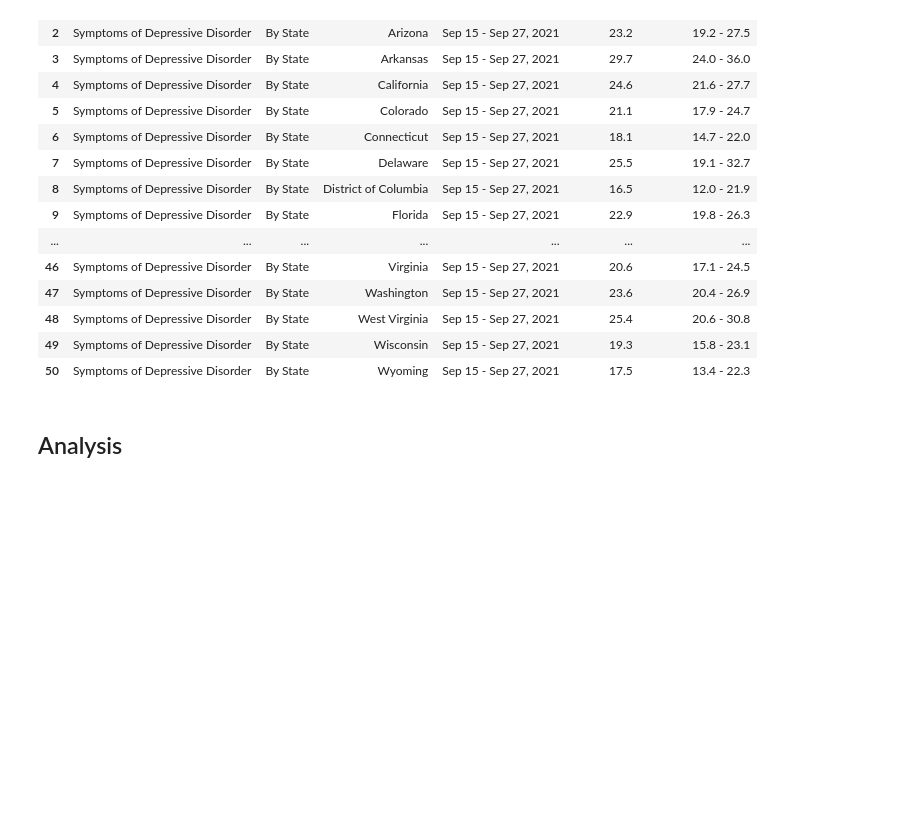
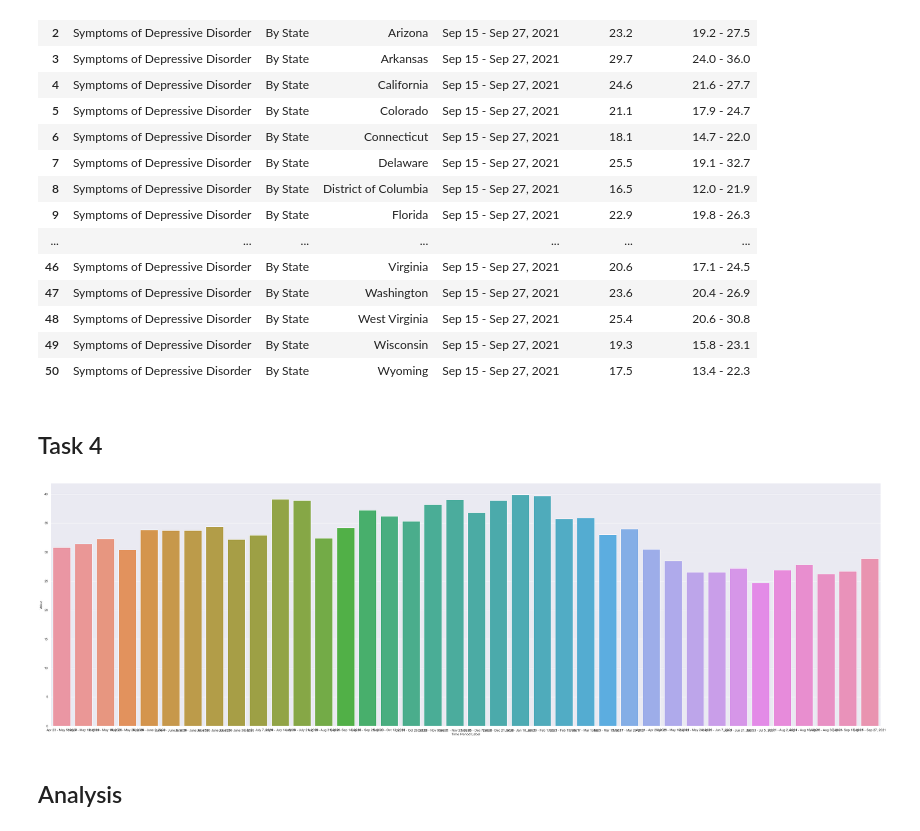
Before and after one commit to mvallido/project-group-29, a Jupyter notebook: notebooks/rajsomal_data.ipynb, the cells around one changed output. Cells and saved outputs as stored; diff of their text form; code cells hidden in the pictures; blank space fills up the shorter version.

```diff
--- a/notebooks/rajsomal_data.ipynb
+++ b/notebooks/rajsomal_data.ipynb
@@ -8,6 +8,7 @@ When are symptoms of anxiety disorder highest in California?
 import numpy as np
 import pandas as pd
 import seaborn as sns
+sns.set_theme(style= "whitegrid", font_scale= 1.2)
 # %%
 import pandas as pd
 pd.read_csv("../data/raw/Indicators_of_Anxiety_or_Depression_Based_on_Reported_Frequency_of_Symptoms_During_Last_7_Days.csv")
@@ -132,6 +128,6 @@ df_cleaned.describe()
 # %%
 sns.barplot(x="Time Period Label",y="Value",data=df_cleaned)
-sns.set(rc = {'figure.figsize':(100,15)})
+sns.set(rc = {'figure.figsize':(50,15)})
 # %% [output]
 [figure]
 # %% [markdown]
@@ -254,6 +250,13 @@ project_functions2.load_and_process("../data/raw/Indicators_of_Anxiety_or_Depres
 | 48 | Symptoms of Depressive Disorder | By State | West Virginia | Sep 15 - Sep 27, 2021 | 25.4 | 20.6 - 30.8 |
 | 49 | Symptoms of Depressive Disorder | By State | Wisconsin | Sep 15 - Sep 27, 2021 | 19.3 | 15.8 - 23.1 |
 | 50 | Symptoms of Depressive Disorder | By State | Wyoming | Sep 15 - Sep 27, 2021 | 17.5 | 13.4 - 22.3 |
+# %% [markdown]
+## Task 4
+# %%
+sns.barplot(x="Time Period Label",y="Value",data=df_cleaned)
+sns.set(rc = {'figure.figsize':(50,15)})
+# %% [output]
+[figure, added]
 # %% [markdown]
 ## Analysis
 # %% [markdown]
```
Also changed, not shown: parts of 8 cells of this notebook, 1 other file.
